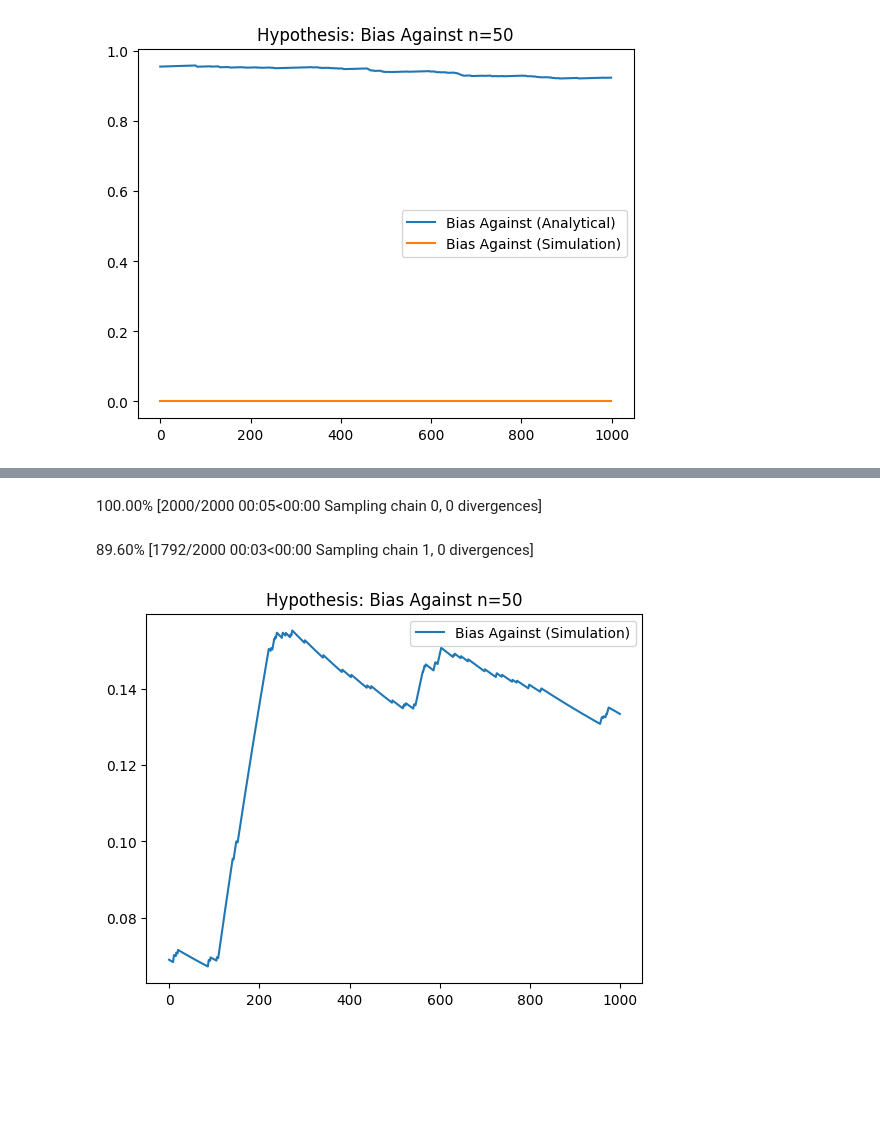
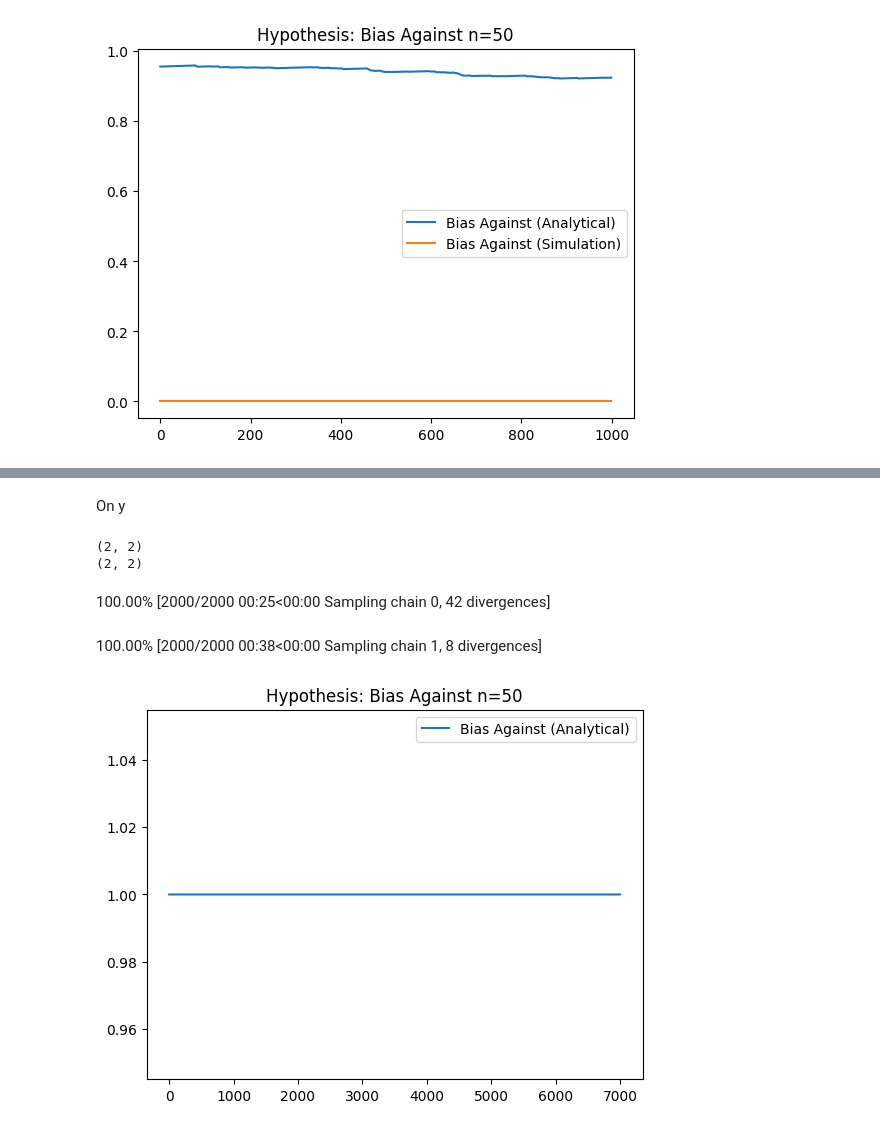
Before and after one commit to javmencia/RelativeBelief, a Jupyter notebook: RegressionModel.ipynb, the cells around one changed output, grey strips where cells are left out. Drawn from its saved outputs; the diff is of its cells as text; code cells hidden in the pictures; blank space fills up the shorter version.

```diff
--- a/RegressionModel.ipynb
+++ b/RegressionModel.ipynb
@@ -187,7 +218,11 @@ with pm.Model() as model:
+# %% [markdown]
+On y
 # %%
 import numpy as np
 import pymc as pm
 import arviz as az
+
+
 
 # COV = sigma^2 x Identity
 # Define prior parameters
@@ -210,67 +245,83 @@ true_sigma = 1
 # Generate response variable y
 y = np.dot(X, true_beta) + np.random.normal(0, true_sigma, n)
 
+def normal_logp(x, mu, sigma):
+    return -0.5 * np.log(2 * np.pi * sigma**2) - 0.5 * ((x - mu)**2 / sigma**2)
+
 with pm.Model() as model:
     # Priors
-    beta = pm.Normal('beta', mu=mu_prior_mean, sigma=mu_prior_sigma, shape=p)
+    beta = pm.Normal('beta', mu=mu_prior_mean, sigma=mu_prior_sigma, shape=(p,1))
     sigma = pm.TruncatedNormal("sigma", mu=sigma_prior_mu, sigma=sigma_prior_sigma, lower=0)
 
-    # Likelihood
+    # Likelihoods
     mu = pm.math.dot(X, beta)
-    y_ = pm.Normal('y_', mu=mu, sigma=sigma, observed=y)
+    y_ = pm.Normal('y_', mu=mu, sigma = sigma)
 
     # Prior
-    prior_beta = pm.Deterministic("prior_prior_pd", pm.logp(pm.Normal.dist(mu=mu_prior_mean, sigma=mu_prior_sigma, shape=p), beta))
+    prior_beta = pm.Deterministic("prior_prior_pd", pm.logp(pm.Normal.dist(mu=mu_prior_mean, sigma=mu_prior_sigma, shape=(p, 1)), beta))
+    #prior_y = pm.Deterministic("prior_y", pm.logp(pm.Normal.dist(mu = pm.math.dot(X, prior_beta), sigma = true_sigma), y_))
 
-    # Posterior mean and covariance for beta
+    # Posterior
+    # Calculate posterior mean and covariance for beta
     X_transpose = X.T
     Sigma_inv = np.eye(n) / true_sigma**2
     Sigma_beta_inv = np.eye(p) / sigma_prior_sigma**2
+    print(Sigma_beta_inv.shape)
+    print(np.linalg.inv(np.dot(X_transpose, np.dot(Sigma_inv, X))).shape)
 
-    cov_beta_post = np.linalg.inv(np.dot(X_transpose, np.dot(Sigma_inv, X)) + Sigma_beta_inv)
-    mean_beta_post = np.dot(cov_beta_post, np.dot(X_transpose, np.dot(Sigma_inv, y)) + Sigma_beta_inv.dot(mu_prior_mean))
+    cov_beta_post = np.linalg.inv(np.dot(X_transpose, np.dot(Sigma_inv, X))) #+ Sigma_beta_inv
+    mean_beta_post = np.dot(cov_beta_post, np.dot(X_transpose, np.dot(Sigma_inv, y)) )# + Sigma_beta_inv * true_beta)
+    posterior_beta = pm.Deterministic("posterior_beta", pm.logp(pm.MvNormal.dist(mu=mean_beta_post, cov=cov_beta_post, shape= (p, 1)), beta))
 
-    # Posterior
-    posterior_beta = pm.Deterministic("posterior_beta", pm.logp(pm.MvNormal.dist(mu=mean_beta_post, cov=cov_beta_post), beta))
+    #posterior_y = pm.Deterministic("posterior_y", pm.logp(pm.Normal.dist(mu=posterior_beta, sigma = sigma), y_))
+
+
 
     # Log BR
     logRB_prior_pd = pm.Deterministic("logRB_prior_pd", posterior_beta - prior_beta)
+    logRB_prior_pdy = pm.Deterministic("logRB_prior_pdy", posterior_y - y_)
 
-    trace = pm.sample(1000, tune=1000)
+    # Likelihood
+    likelihood_prior_pd = pm.Deterministic("likelihood_prior_pd", normal_logp(y_, mu, sigma).sum())
 
-# Summarize the results
-az.summary(trace)
+    # Sampling
+    idata = pm.sample(draws=1000, tune=1000)
+
+# Analyze the results
+# az.summary(idata)
 # %% [output]
+(2, 2)
+(2, 2)
-100.00% [2000/2000 00:05<00:00 Sampling chain 0, 0 divergences]
+100.00% [2000/2000 00:25<00:00 Sampling chain 0, 42 divergences]
-89.60% [1792/2000 00:03<00:00 Sampling chain 1, 0 divergences]
+100.00% [2000/2000 00:38<00:00 Sampling chain 1, 8 divergences]
 # %%
 # Calculate the bias against the prior hypothesis
 bias_against = idata.posterior["logRB_prior_pd"].values.ravel() <= 0
 t = bias_against.shape[0]
 burn = 1000
 bias_against_mci = bias_against.cumsum() / np.arange(1, t+1)
 
 # Extract posterior samples for simulation
 beta_samples = idata.posterior['beta'][:, :, 0].values.ravel()[:1000]  # Use 1000 samples
 x_samples = idata.posterior['y_'].values  # Shape (chains, draws, n)
 
 # Compute log likelihoods for all samples at once
 marginal_likelihoods = normal_logp_np(x_samples[:, :, :, np.newaxis], beta_samples, 1).sum(axis=2)
 
 # Average the likelihoods over the samples
 log_marginal_likelihoods = np.log(np.exp(marginal_likelihoods).mean(axis=-1)).ravel()
 
 # Compute biases
 likelihood_prior_pd = idata.posterior['likelihood_prior_pd'].values.ravel()
 
 bias_against_ml = (likelihood_prior_pd - log_marginal_likelihoods) <= 0
 
 bias_against_ml_mci = bias_against_ml.cumsum() / np.arange(1, len(bias_against_ml) + 1)
 
-#plt.plot(bias_against_mci[burn:], label='Bias Against (Analytical)')
-plt.plot(bias_against_ml_mci[burn:], label='Bias Against (Simulation)')
+plt.plot(bias_against_mci[burn:], label='Bias Against (Analytical)')
+#plt.plot(bias_against_ml_mci[burn:], label='Bias Against (Simulation)')
 plt.title("Hypothesis: Bias Against n={}".format(n))
 plt.legend()
 plt.show()
 # %% [output]
-[figure, old version]
+[figure, new version]
```
Also changed, not shown: parts of 2 cells of this notebook.
